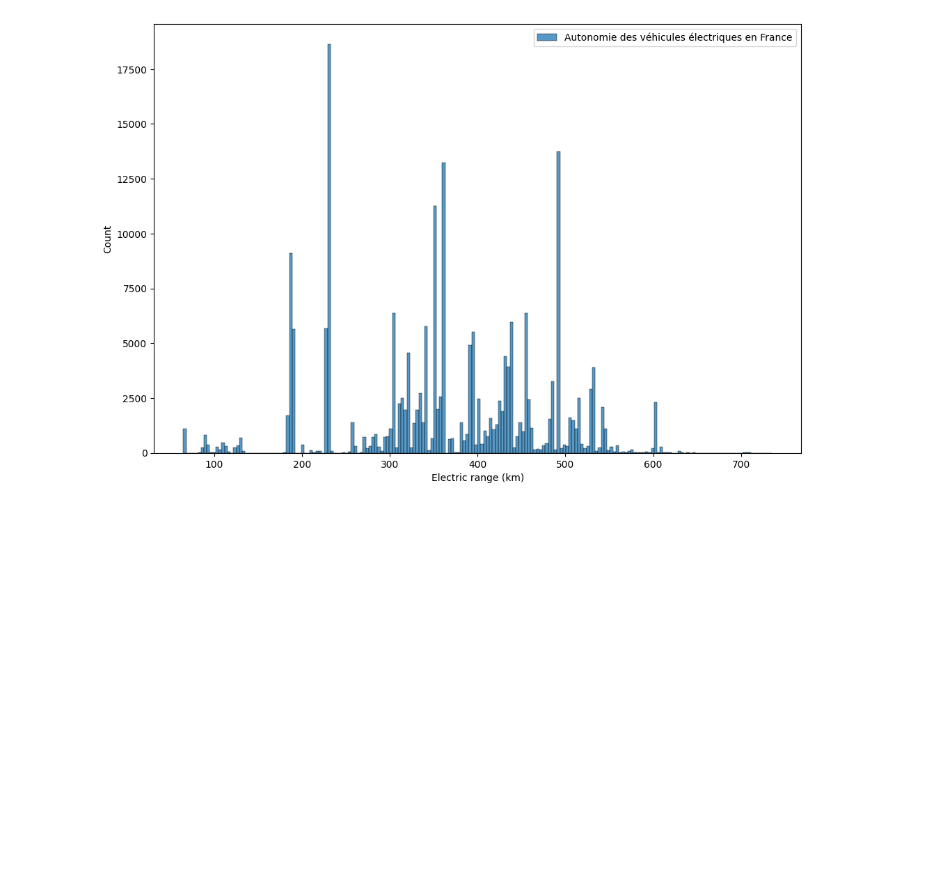
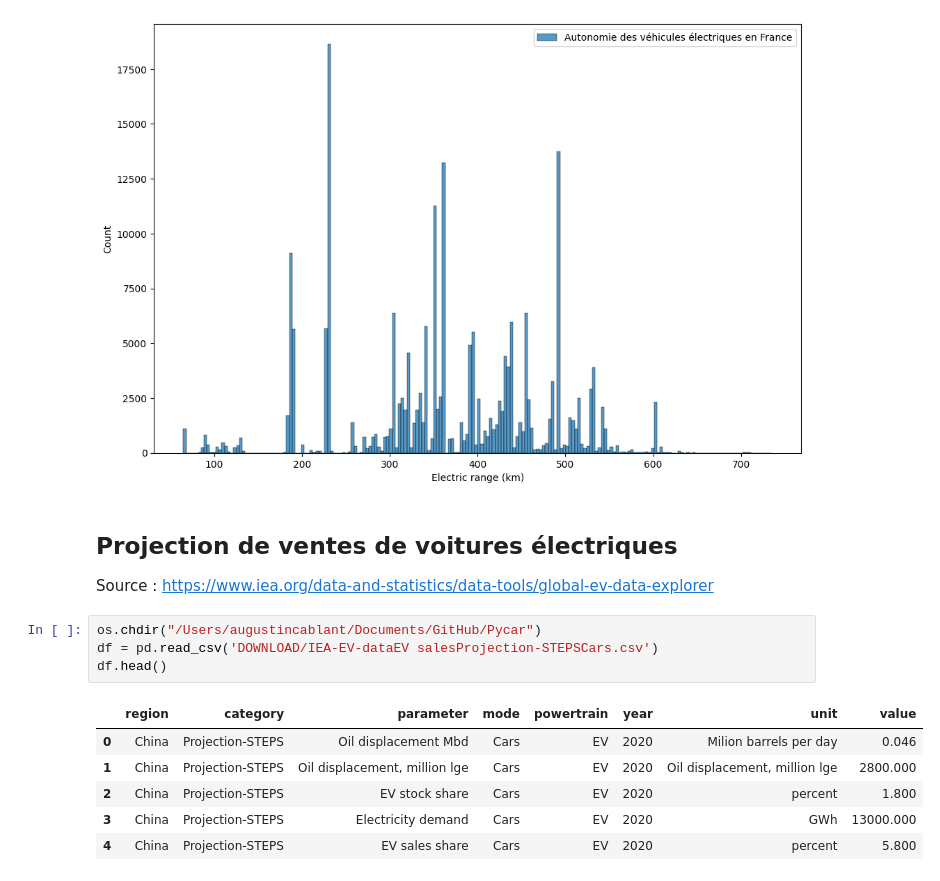
Before and after one commit to antoine-palazz/PyCar, a Jupyter notebook: notebooks/EDA_voitures.ipynb, the cells around one changed output. Drawn from its saved outputs; the diff is of its cells as text; blank space fills up the shorter version.

```diff
--- a/notebooks/EDA_voitures.ipynb
+++ b/notebooks/EDA_voitures.ipynb
@@ -137,3 +138,18 @@ plt.legend()
 plt.show()
 # %% [output]
 [figure]
+# %% [markdown]
+## Projection de ventes de voitures électriques
+
+Source : https://www.iea.org/data-and-statistics/data-tools/global-ev-data-explorer
+# %%
+os.chdir("/Users/augustincablant/Documents/GitHub/Pycar")
+df = pd.read_csv('DOWNLOAD/IEA-EV-dataEV salesProjection-STEPSCars.csv')
+df.head()
+# %% [output]
+|  | region | category | parameter | mode | powertrain | year | unit | value |
+| 0 | China | Projection-STEPS | Oil displacement Mbd | Cars | EV | 2020 | Milion barrels per day | 0.046 |
+| 1 | China | Projection-STEPS | Oil displacement, million lge | Cars | EV | 2020 | Oil displacement, million lge | 2800.000 |
+| 2 | China | Projection-STEPS | EV stock share | Cars | EV | 2020 | percent | 1.800 |
+| 3 | China | Projection-STEPS | Electricity demand | Cars | EV | 2020 | GWh | 13000.000 |
+| 4 | China | Projection-STEPS | EV sales share | Cars | EV | 2020 | percent | 5.800 |
```
Also changed, not shown: parts of 5 cells of this notebook.
